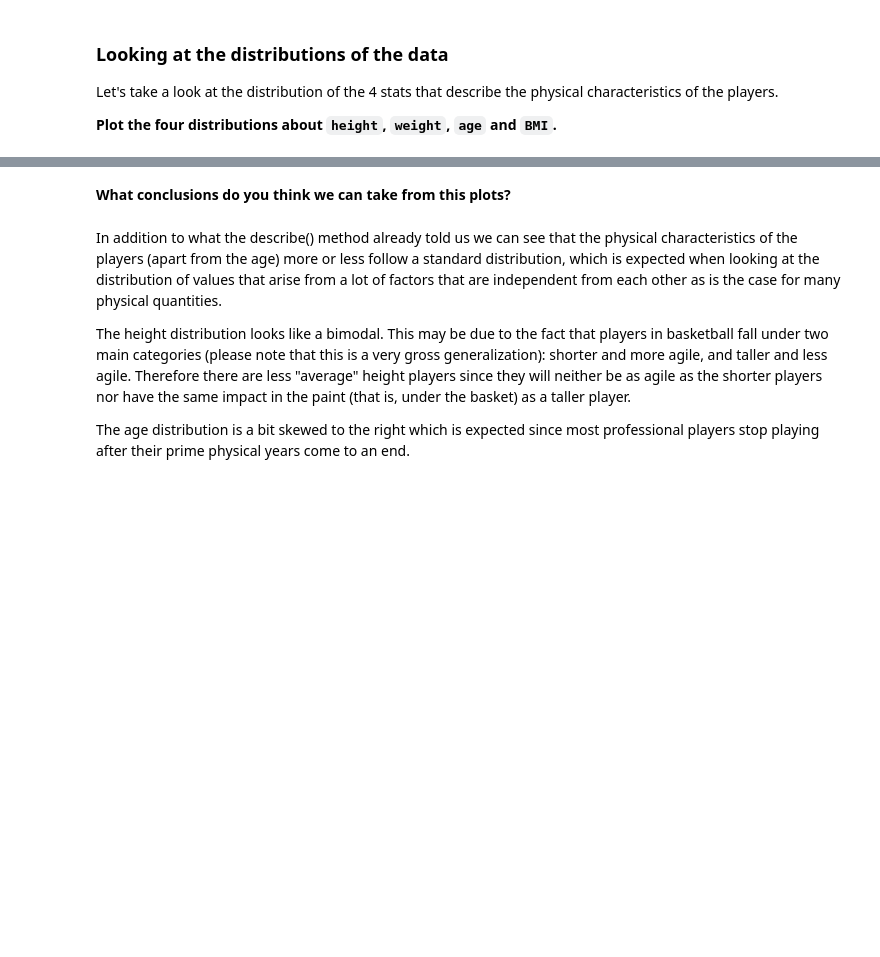
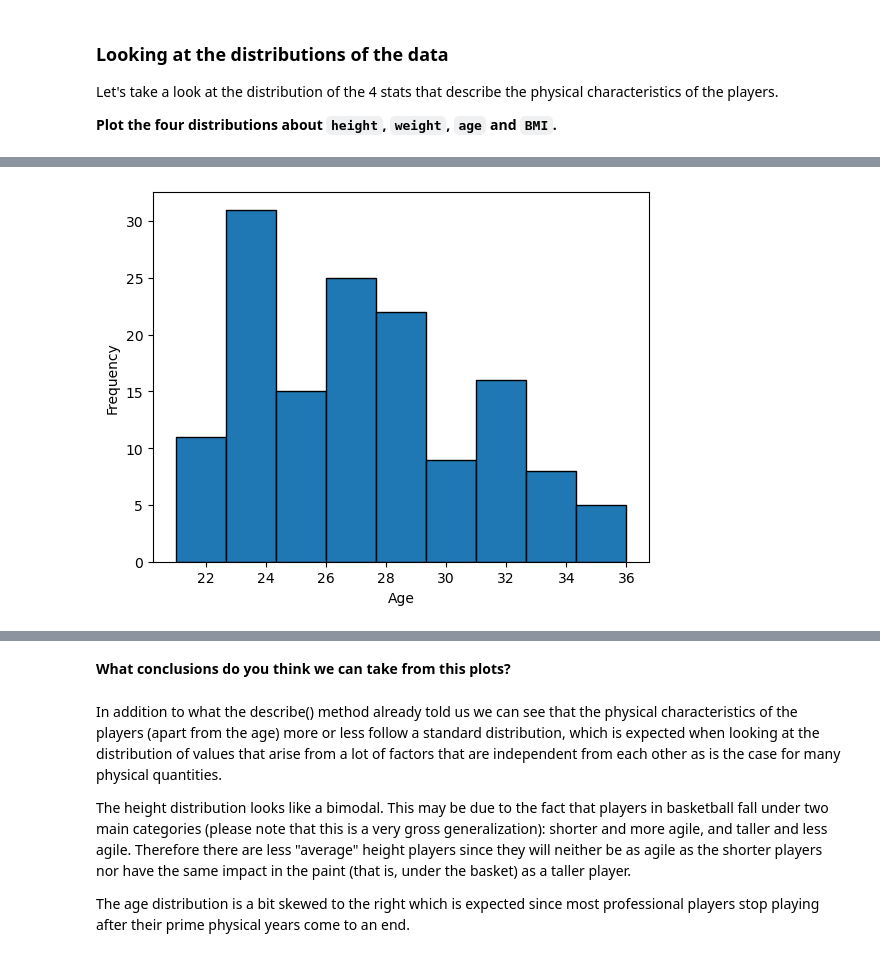
Before and after one commit to ta-data-lis/M2-mini-project2, a Jupyter notebook: your-code/2.-Exploratory-Data-Analysis.ipynb, the cells around one changed output, grey strips where cells are left out. Drawn from its saved outputs; the diff is of its cells as text; code cells hidden in the pictures; blank space fills up the shorter version.

```diff
--- a/your-code/2.-Exploratory-Data-Analysis.ipynb
+++ b/your-code/2.-Exploratory-Data-Analysis.ipynb
@@ -36,0 +105,8 @@ Let's take a look at the distribution of the 4 stats that describe the physical
+# %%
+x = wnba["Age"]
+plt.hist(x, bins="auto", edgecolor="black")
+plt.ylabel("Frequency")
+plt.xlabel("Age")
+plt.show()
+# %% [output]
+[figure, added]
```
Also changed, not shown: parts of 33 cells of this notebook, 3 other files.
